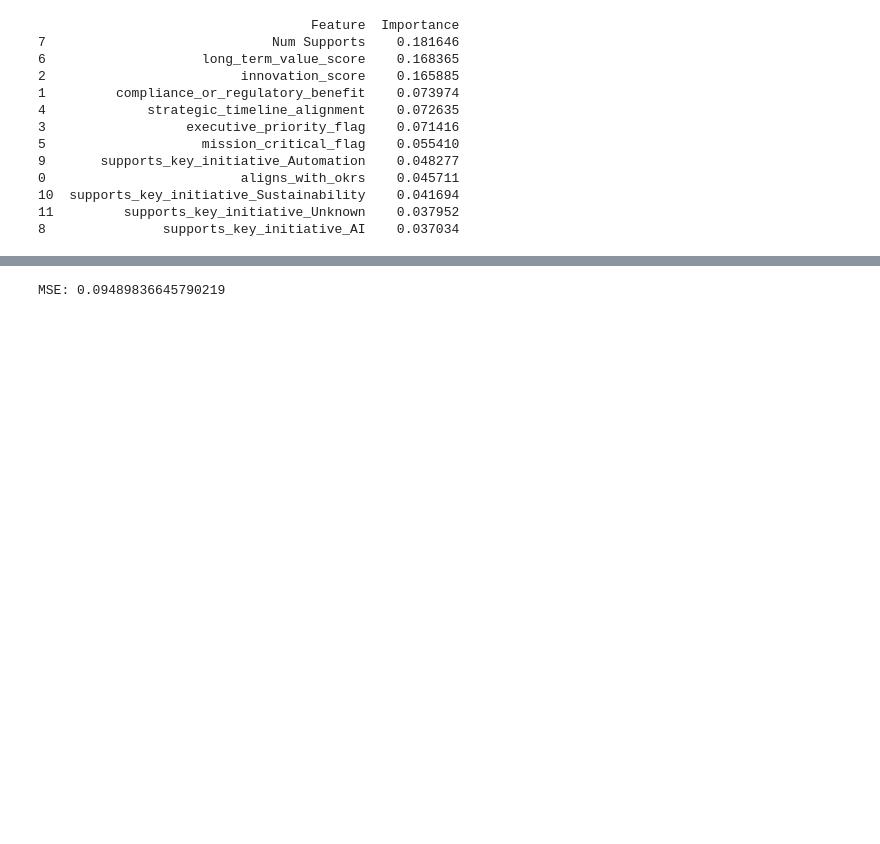
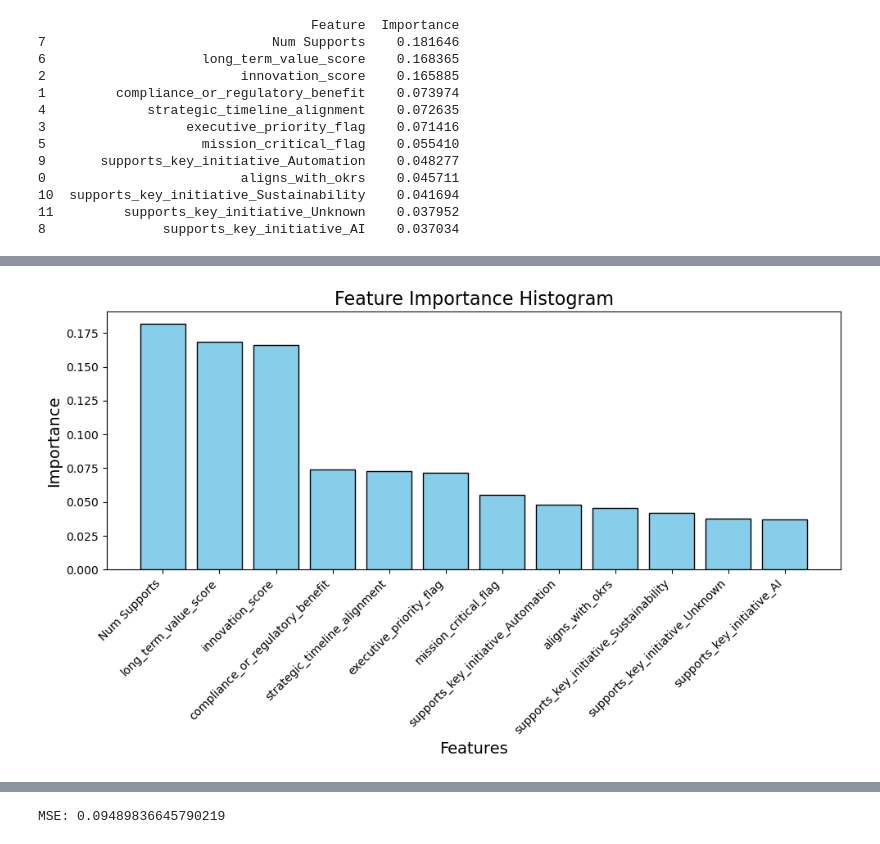
Before and after one commit to Aishwarya-deoraj/4tokens, a Jupyter notebook: notebooks/Priority_Logic/Priority_Logic_StrategicAlignment.ipynb, the cells around one changed output, grey strips where cells are left out. Cells and saved outputs as stored; diff of their text form; code cells hidden in the pictures; blank space fills up the shorter version.

```diff
--- a/notebooks/Priority_Logic/Priority_Logic_StrategicAlignment.ipynb
+++ b/notebooks/Priority_Logic/Priority_Logic_StrategicAlignment.ipynb
@@ -176,3 +160,17 @@ chart
+# %%
+import matplotlib.pyplot as plt
+
+# Plotting the feature importance histogram
+plt.figure(figsize=(10, 6))
+plt.bar(importances_df['Feature'], importances_df['Importance'], color='skyblue', edgecolor='black')
+plt.xticks(rotation=45, ha='right')
+plt.title('Feature Importance Histogram', fontsize=16)
+plt.xlabel('Features', fontsize=14)
+plt.ylabel('Importance', fontsize=14)
+plt.tight_layout()
+plt.show()
+# %% [output]
+[figure, added]
 # %%
 df_train['sa_target'] = df_train[feature_weights.index].mul(feature_weights, axis=1).sum(axis=1)
 # %%
```
Also changed, not shown: parts of 1 cell of this notebook, 2 other files.
